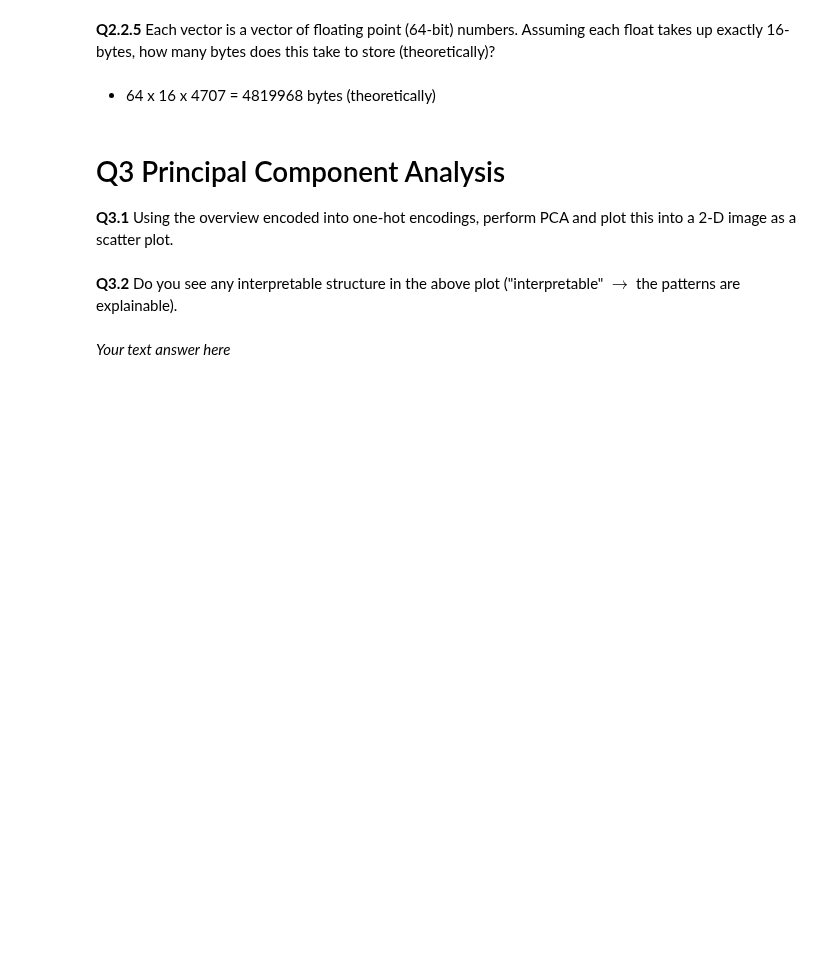
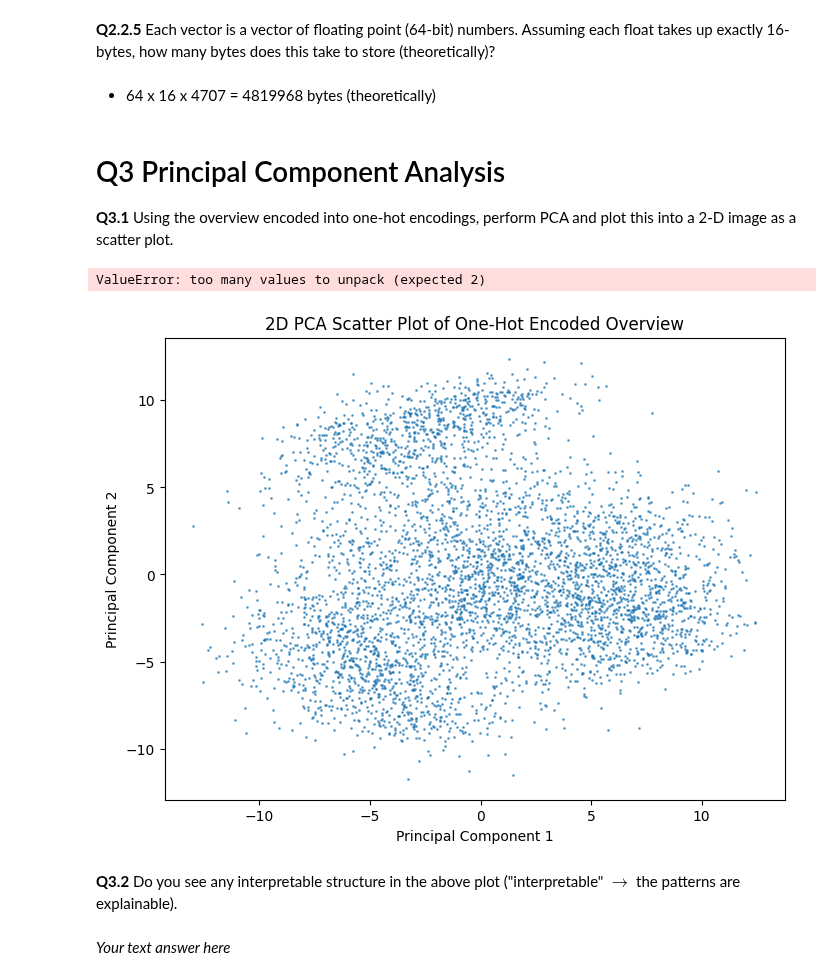
Before and after one commit to sergeGITH/TS, a Jupyter notebook: TMDL_2024_25_Assignment_3,_Qs_only.ipynb, the cells around one changed output. Saved outputs shown, nothing was run; the diff lists cells and outputs as text; code cells hidden in the pictures; blank space fills up the shorter version.

```diff
--- a/TMDL_2024_25_Assignment_3,_Qs_only.ipynb
+++ b/TMDL_2024_25_Assignment_3,_Qs_only.ipynb
@@ -299,6 +299,34 @@ dtype: object
 from sklearn.decomposition import PCA
 
 # we did exactly this in the lecture notebook
+(x_train, y_train), (x_test, y_test) = df
+# %% [output]
+ValueError: too many values to unpack (expected 2)
+# %%
+# import PCA decomposition class from sklearn
+from sklearn.decomposition import PCA
+
+# we did exactly this in the lecture notebook
+
+# Data preprocessing
+# find the minimum list length
+min_length = min(len(lst) for lst in df['one_hot_overview'])
+# truncate/pad lists to make them uniform in length
+one_hot_data = np.array([lst[:min_length] for lst in df['one_hot_overview']])
+
+# Set up PCA object
+pca = PCA(n_components=2)
+one_hot_pca = pca.fit_transform(one_hot_data)
+
+# Plotting the projected data
+plt.figure(figsize=(8, 6))
+plt.scatter(one_hot_pca[:, 0], one_hot_pca[:, 1], cmap='tab10', alpha=0.6, s=1)
+plt.title('2D PCA Scatter Plot of One-Hot Encoded Overview')
+plt.xlabel('Principal Component 1')
+plt.ylabel('Principal Component 2')
+plt.show()
+# %% [output]
+[figure, added]
 # %% [markdown]
 **Q3.2** Do you see any interpretable structure in the above plot ("interpretable" $\rightarrow$ the patterns are explainable).
 # %% [markdown]
```
